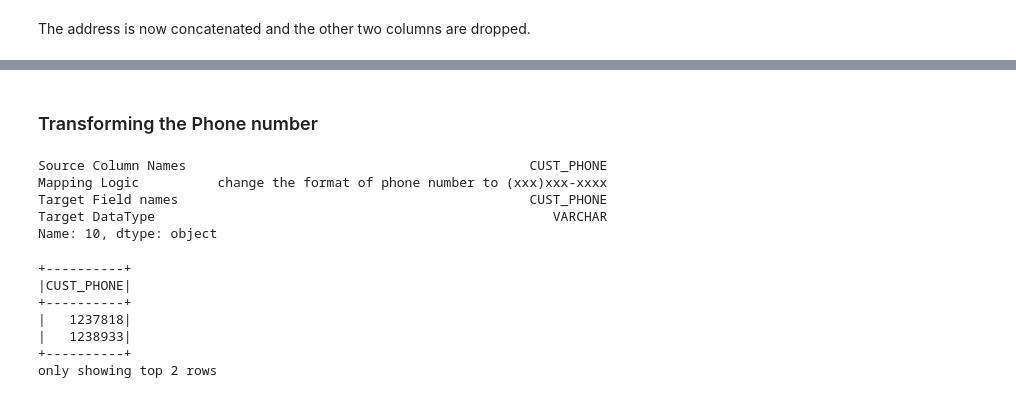
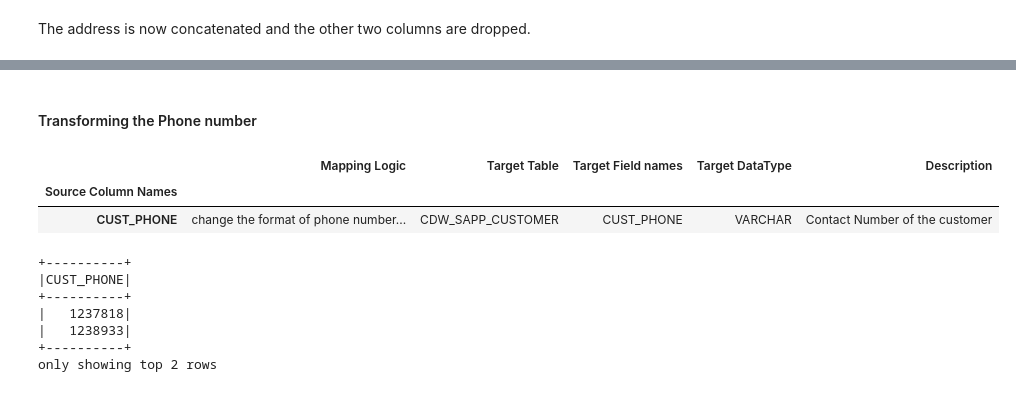
Before and after one commit to The-Captain-William/Per-Scholas-Capstone, a Jupyter notebook: main/ETL/ETL_2_json_to_sql.ipynb, the cells around one changed output, grey strips where cells are left out. Drawn from its saved outputs; the diff is of its cells as text; code cells hidden in the pictures.

```diff
--- a/main/ETL/ETL_2_json_to_sql.ipynb
+++ b/main/ETL/ETL_2_json_to_sql.ipynb
@@ -295,13 +293,11 @@ only showing top 2 rows
 # %% [markdown]
-### Transforming the Phone number
+#### Transforming the Phone number
-# %%
-customer_transform_guide.iloc[4]
-# %% [output]
-Source Column Names                                            CUST_PHONE
-Mapping Logic          change the format of phone number to (xxx)xxx-xxxx
-Target Field names                                             CUST_PHONE
-Target DataType                                                   VARCHAR
-Name: 10, dtype: object
+# %%
+customer_transform_guide.filter(like='PHONE', axis=0)
+# %% [output]
+|  | Mapping Logic | Target Table | Target Field names | Target DataType | Description |
+| Source Column Names |  |  |  |  |  |
+| CUST_PHONE | change the format of phone number... | CDW_SAPP_CUSTOMER | CUST_PHONE | VARCHAR | Contact Number of the customer |
 # %%
 customer_df[['CUST_PHONE']].show(2)
 # %% [output]
```
Also changed, not shown: parts of 38 cells of this notebook.
